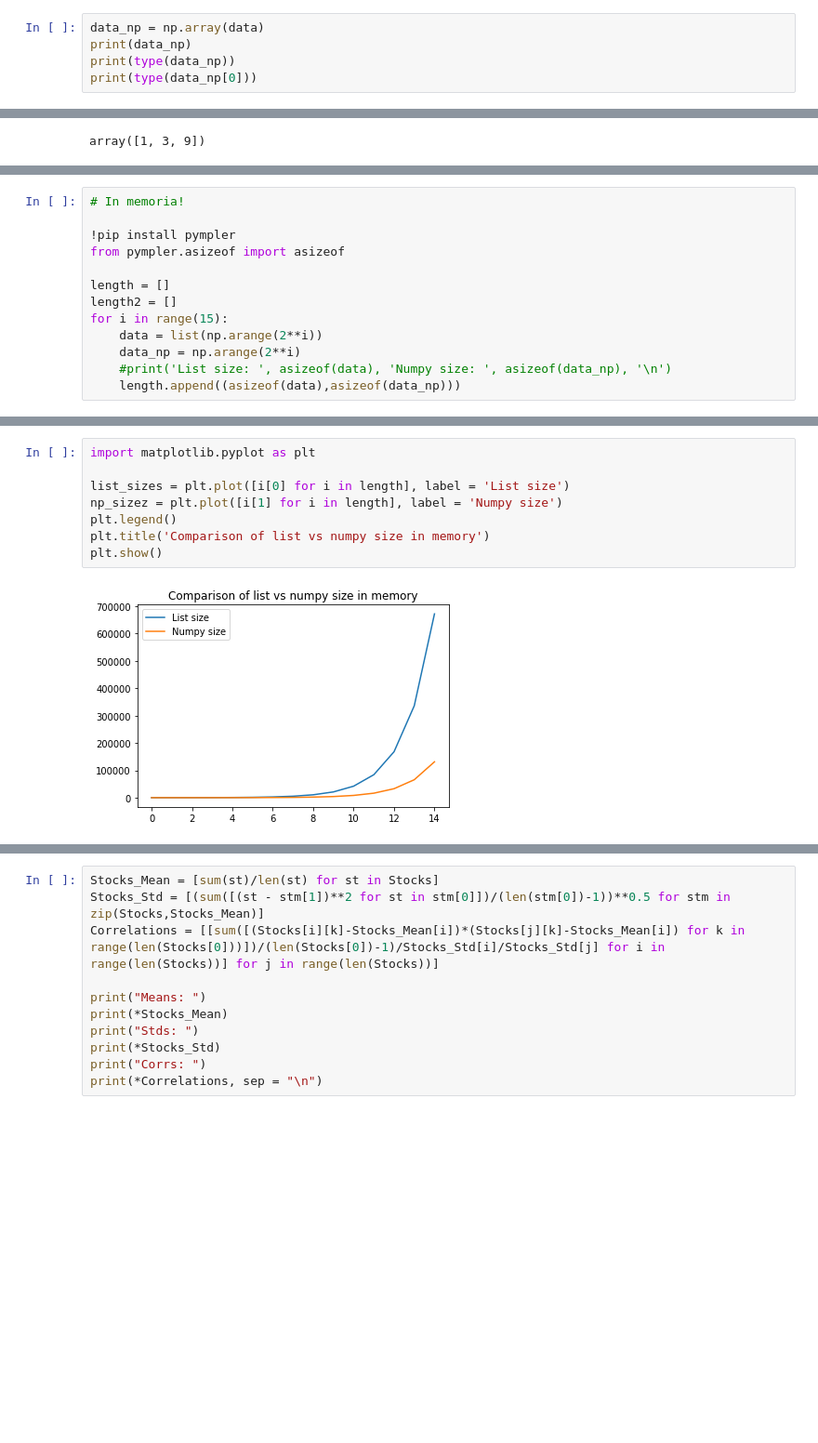
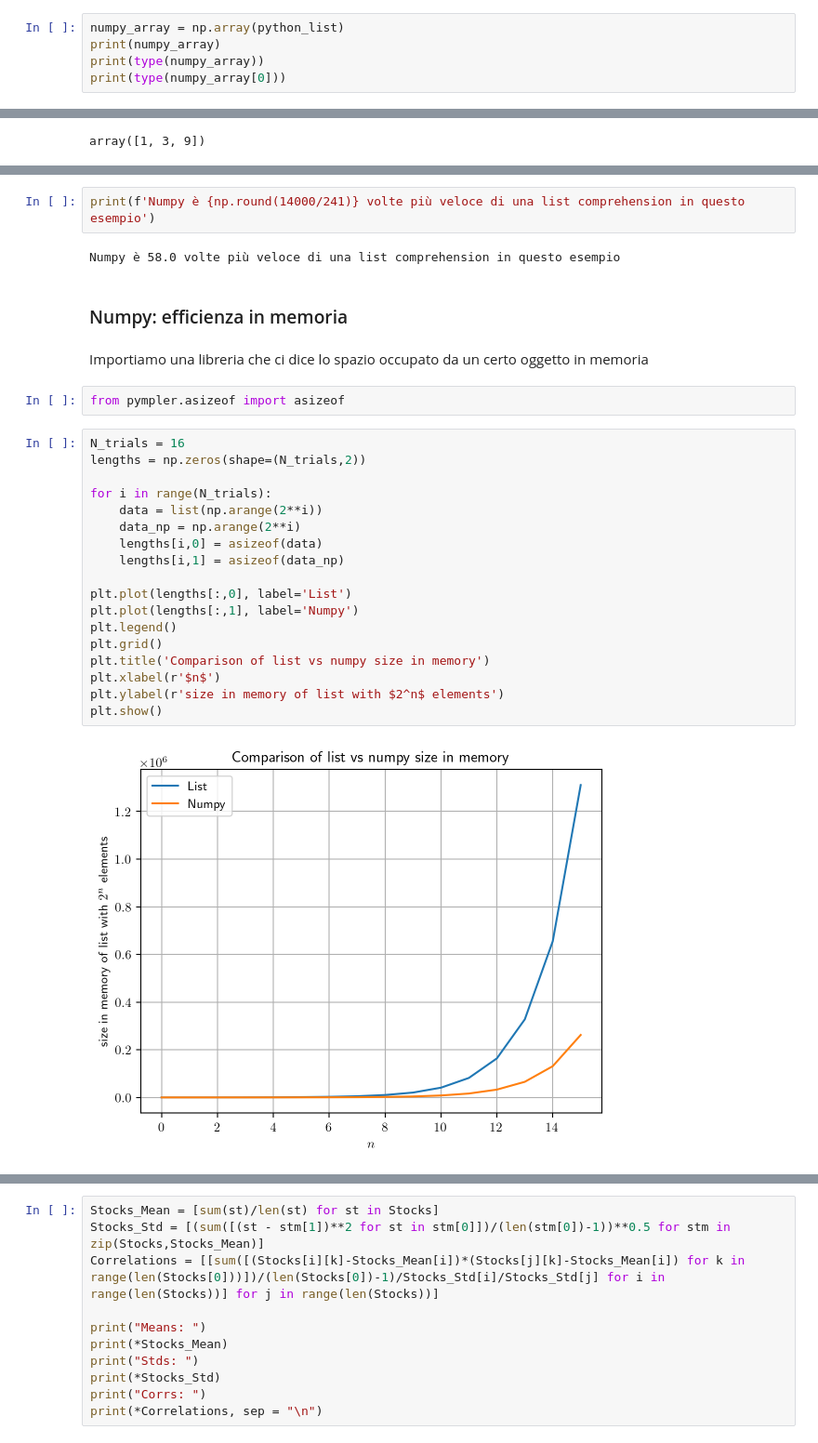
Before and after one commit to AIM-mate/corso-python-23, a Jupyter notebook: lezione-4/lezione-4.ipynb, the cells around one changed output, grey strips where cells are left out. Shown at 93% size. Saved outputs shown, nothing was run; the diff lists cells and outputs as text; blank space fills up the shorter version.

```diff
--- a/lezione-4/lezione-4.ipynb
+++ b/lezione-4/lezione-4.ipynb
@@ -145,8 +81,8 @@ import pandas as pd
 # %%
-data_np = np.array(data)
-print(data_np)
-print(type(data_np))
-print(type(data_np[0]))
+numpy_array = np.array(python_list)
+print(numpy_array)
+print(type(numpy_array))
+print(type(numpy_array[0]))
 # %% [output]
 [1 2 3 4 5]
 <class 'numpy.ndarray'>
@@ -512,13 +501,0 @@ Wall time: 59.4 µs
-# %%
-# In memoria!
-
-!pip install pympler
-from pympler.asizeof import asizeof
-
-length = []
-length2 = []
-for i in range(15):
-    data = list(np.arange(2**i))
-    data_np = np.arange(2**i)
-    #print('List size: ', asizeof(data), 'Numpy size: ', asizeof(data_np), '\n')
-    length.append((asizeof(data),asizeof(data_np)))
@@ -535,11 +502,31 @@ Successfully installed pympler-0.9
-# %%
-import matplotlib.pyplot as plt
-
-list_sizes = plt.plot([i[0] for i in length], label = 'List size')
-np_sizez = plt.plot([i[1] for i in length], label = 'Numpy size')
-plt.legend()
-plt.title('Comparison of list vs numpy size in memory')
-plt.show()
-# %% [output]
-[figure, removed]
+# %%
+print(f'Numpy è {np.round(14000/241)} volte più veloce di una list comprehension in questo esempio')
+# %% [output]
+Numpy è 58.0 volte più veloce di una list comprehension in questo esempio
+# %% [markdown]
+### Numpy: efficienza in memoria
+# %% [markdown]
+Importiamo una libreria che ci dice lo spazio occupato da un certo oggetto in memoria
+# %%
+from pympler.asizeof import asizeof
+# %%
+N_trials = 16
+lengths = np.zeros(shape=(N_trials,2))
+
+for i in range(N_trials):
+    data = list(np.arange(2**i))
+    data_np = np.arange(2**i)
+    lengths[i,0] = asizeof(data)
+    lengths[i,1] = asizeof(data_np)
+
+plt.plot(lengths[:,0], label='List')
+plt.plot(lengths[:,1], label='Numpy')
+plt.legend()
+plt.grid()
+plt.title('Comparison of list vs numpy size in memory')
+plt.xlabel(r'$n$')
+plt.ylabel(r'size in memory of list with $2^n$ elements')
+plt.show()
+# %% [output]
+[figure, added]
 # %% [markdown]
```
Also changed, not shown: parts of 143 cells of this notebook.
